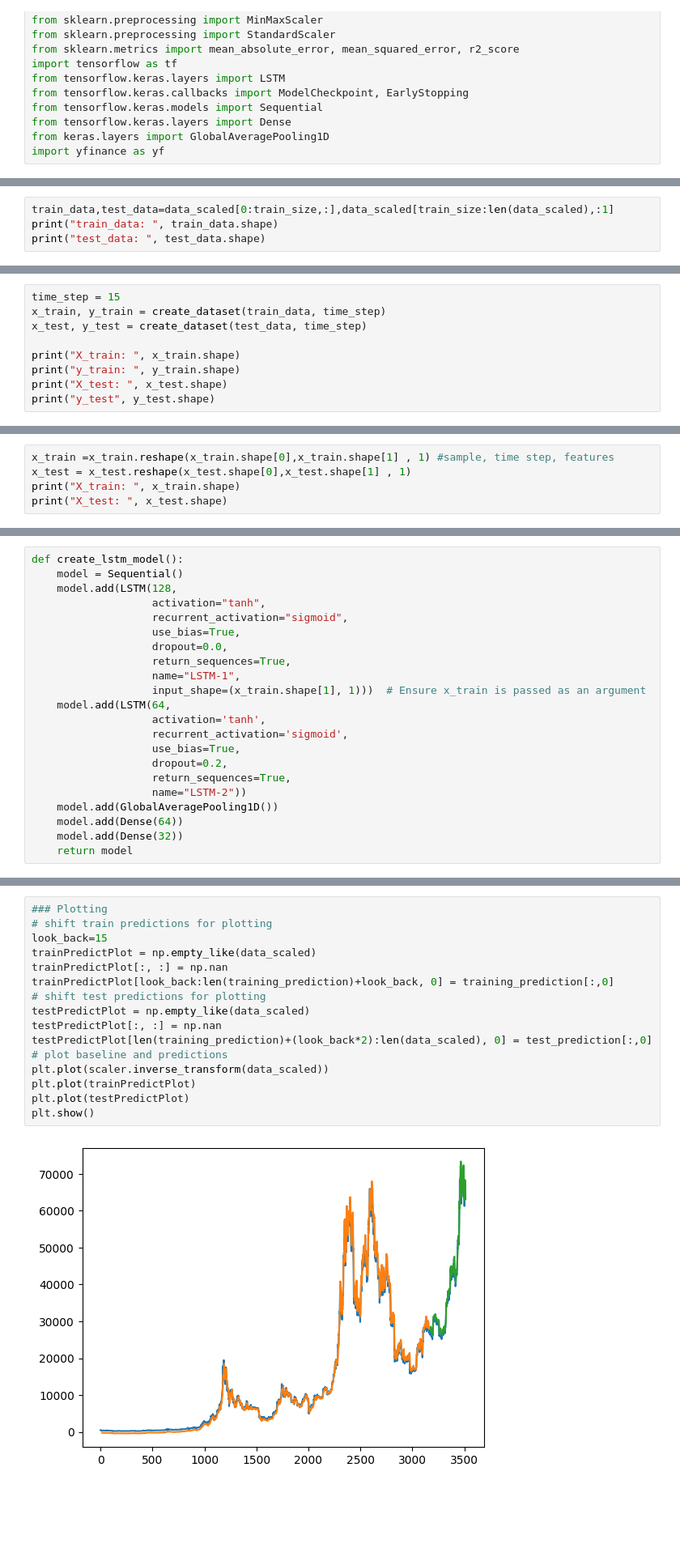
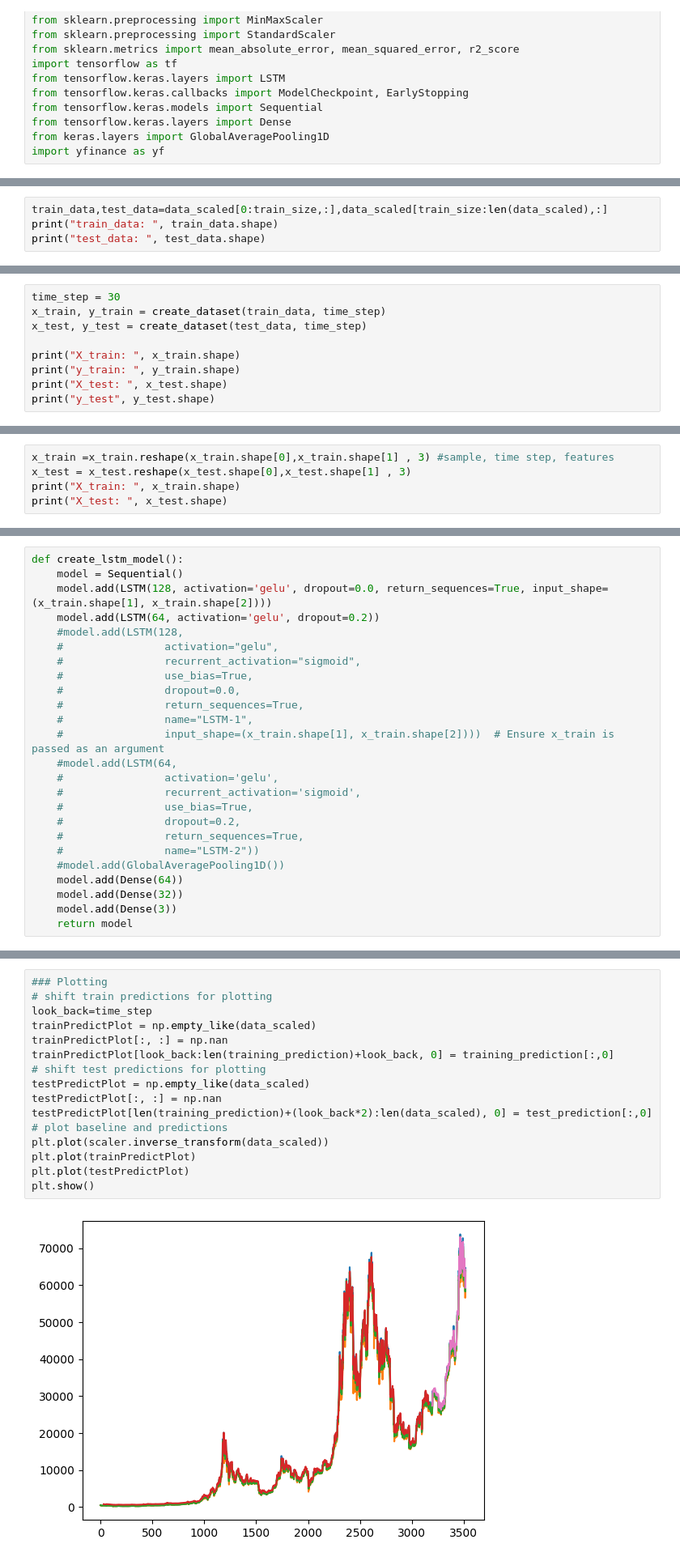
Before and after one commit to axpk/BitsmartProject, a Jupyter notebook: CMPE257_Term_Project.ipynb, the cells around one changed output, grey strips where cells are left out. Shown at 81% size. Drawn from its saved outputs; the diff is of its cells as text; blank space fills up the shorter version.

```diff
--- a/CMPE257_Term_Project.ipynb
+++ b/CMPE257_Term_Project.ipynb
@@ -61,6 +71,6 @@ print(test_size)
 352
 # %%
-train_data,test_data=data_scaled[0:train_size,:],data_scaled[train_size:len(data_scaled),:1]
+train_data,test_data=data_scaled[0:train_size,:],data_scaled[train_size:len(data_scaled),:]
 print("train_data: ", train_data.shape)
 print("test_data: ", test_data.shape)
 # %% [output]
@@ -75,6 +85,6 @@ def create_dataset(dataset, time_step=1):
     return np.array(dataX), np.array(dataY)
 # %%
-time_step = 15
+time_step = 30
 x_train, y_train = create_dataset(train_data, time_step)
 x_test, y_test = create_dataset(test_data, time_step)
 
@@ -90,6 +100,6 @@ y_test (337,)
 # %%
-x_train =x_train.reshape(x_train.shape[0],x_train.shape[1] , 1) #sample, time step, features
-x_test = x_test.reshape(x_test.shape[0],x_test.shape[1] , 1)
+x_train =x_train.reshape(x_train.shape[0],x_train.shape[1] , 3) #sample, time step, features
+x_test = x_test.reshape(x_test.shape[0],x_test.shape[1] , 3)
 print("X_train: ", x_train.shape)
 print("X_test: ", x_test.shape)
 # %% [output]
@@ -98,24 +112,27 @@ X_test:  (337, 15, 1)
 # %%
 def create_lstm_model():
     model = Sequential()
-    model.add(LSTM(128,
-                   activation="tanh",
-                   recurrent_activation="sigmoid",
-                   use_bias=True,
-                   dropout=0.0,
-                   return_sequences=True,
-                   name="LSTM-1",
-                   input_shape=(x_train.shape[1], 1)))  # Ensure x_train is passed as an argument
-    model.add(LSTM(64,
-                   activation='tanh',
-                   recurrent_activation='sigmoid',
-                   use_bias=True,
-                   dropout=0.2,
-                   return_sequences=True,
-                   name="LSTM-2"))
-    model.add(GlobalAveragePooling1D())
+    model.add(LSTM(128, activation='gelu', dropout=0.0, return_sequences=True, input_shape=(x_train.shape[1], x_train.shape[2])))
+    model.add(LSTM(64, activation='gelu', dropout=0.2))
+    #model.add(LSTM(128,
+    #                activation="gelu",
+    #                recurrent_activation="sigmoid",
+    #                use_bias=True,
+    #                dropout=0.0,
+    #                return_sequences=True,
+    #                name="LSTM-1",
+    #                input_shape=(x_train.shape[1], x_train.shape[2])))  # Ensure x_train is passed as an argument
+    #model.add(LSTM(64,
+    #                activation='gelu',
+    #                recurrent_activation='sigmoid',
+    #                use_bias=True,
+    #                dropout=0.2,
+    #                return_sequences=True,
+    #                name="LSTM-2"))
+    #model.add(GlobalAveragePooling1D())
     model.add(Dense(64))
     model.add(Dense(32))
+    model.add(Dense(3))
     return model
 # %%
 model = create_lstm_model()
@@ -218,18 +234,18 @@ print(test_r2)
 # %%
 ### Plotting
 # shift train predictions for plotting
-look_back=15
+look_back=time_step
 trainPredictPlot = np.empty_like(data_scaled)
 trainPredictPlot[:, :] = np.nan
 trainPredictPlot[look_back:len(training_prediction)+look_back, 0] = training_prediction[:,0]
 # shift test predictions for plotting
 testPredictPlot = np.empty_like(data_scaled)
 testPredictPlot[:, :] = np.nan
 testPredictPlot[len(training_prediction)+(look_back*2):len(data_scaled), 0] = test_prediction[:,0]
 # plot baseline and predictions
 plt.plot(scaler.inverse_transform(data_scaled))
 plt.plot(trainPredictPlot)
 plt.plot(testPredictPlot)
 plt.show()
 # %% [output]
-[figure, old version]
+[figure, new version]
```
Also changed, not shown: parts of 26 cells of this notebook.
